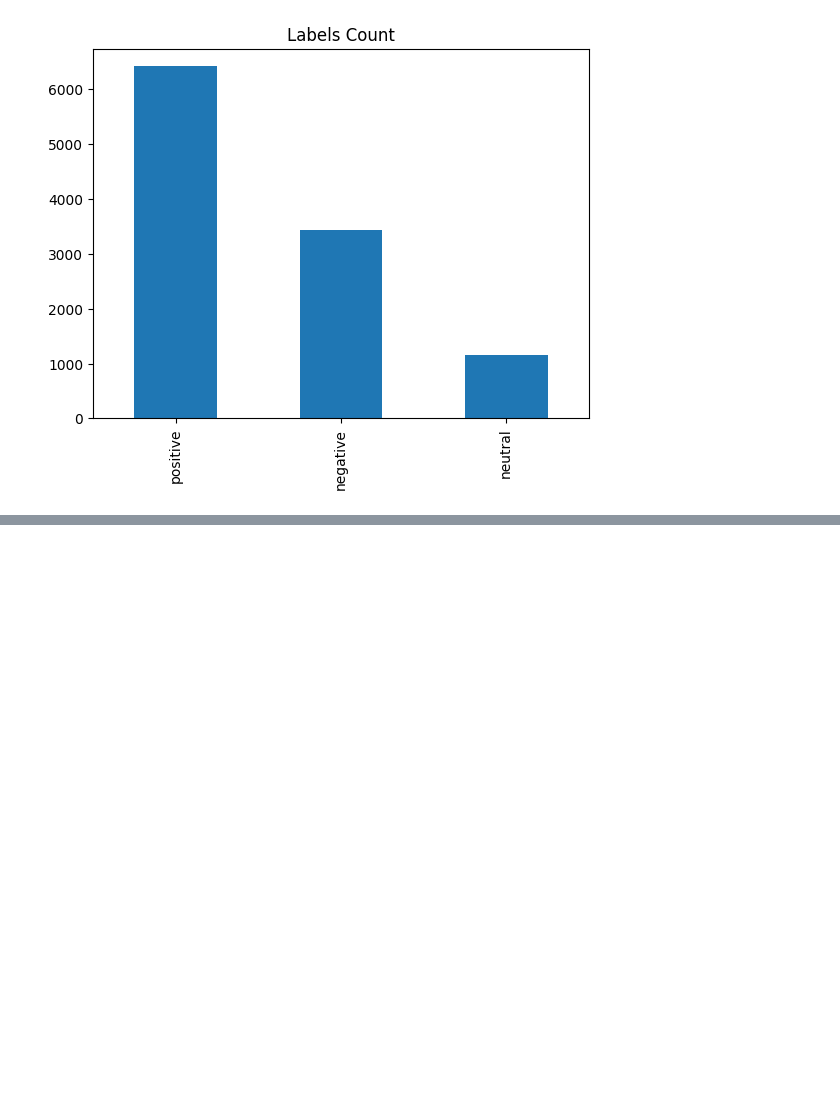
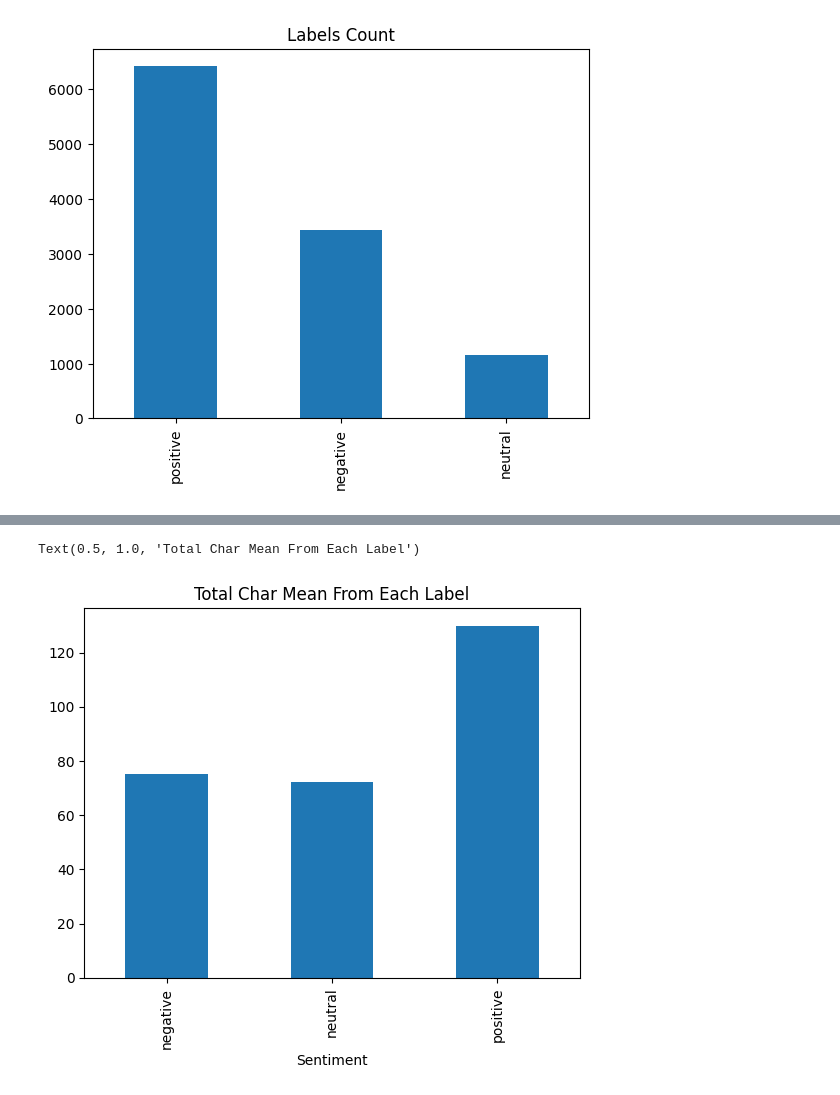
Before and after one commit to taufiqrohmand/Sentiment-Analysis, a Jupyter notebook: train_analyst.ipynb, the cells around one changed output, grey strips where cells are left out. Drawn from its saved outputs; the diff is of its cells as text; code cells hidden in the pictures; blank space fills up the shorter version.

```diff
--- a/train_analyst.ipynb
+++ b/train_analyst.ipynb
@@ -34,0 +43,6 @@ Text(0.5, 1.0, 'Labels Count')
+# %%
+train.groupby('Sentiment').total_char.mean().plot(kind='bar')
+plt.title("Total Char Mean From Each Label")
+# %% [output]
+Text(0.5, 1.0, 'Total Char Mean From Each Label')
+[figure, added]
```
Also changed, not shown: parts of 3 cells of this notebook, 2 other files.
